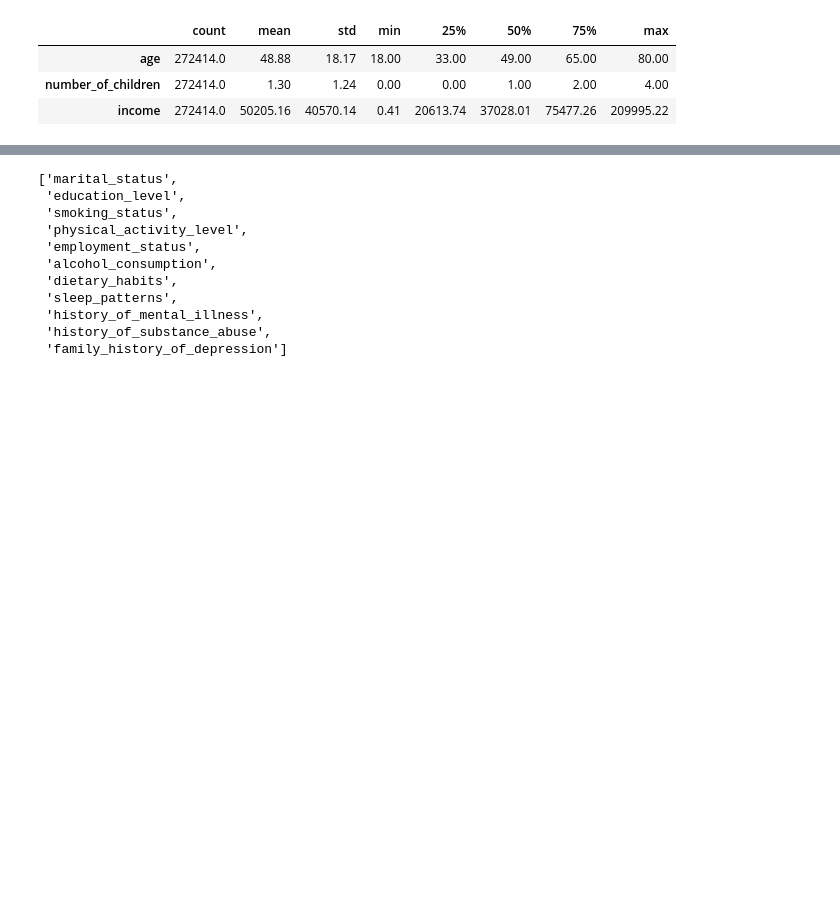
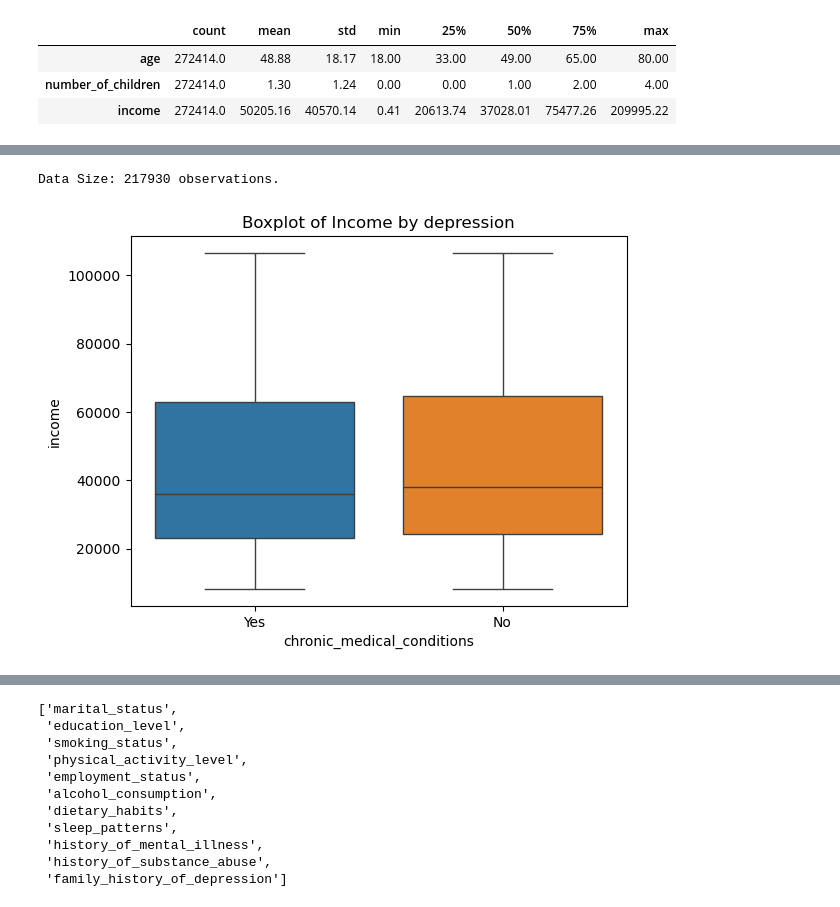
Before and after one commit to maxim-eyengue/Depression-Mood-Tracker, a Jupyter notebook: capstone_project_01.ipynb, the cells around one changed output, grey strips where cells are left out. Saved outputs shown, nothing was run; the diff lists cells and outputs as text; code cells hidden in the pictures; blank space fills up the shorter version.

```diff
--- a/capstone_project_01.ipynb
+++ b/capstone_project_01.ipynb
@@ -308,0 +382,18 @@ df.hist(figsize = (10, 10));
+# %%
+# Get 10th (low) and 90th (high) percentile
+low, high = bal_df["income"].quantile([0.1, 0.9])
+# Remove outliers by income
+bal_df = bal_df[bal_df["income"].between(low, high)]
+# Number of observations after dropping outliers
+print(f"Data Size: {len(bal_df)} observations.")
+# %% [output]
+Data Size: 217930 observations.
+# %%
+# Boxplot of Income by disease after removing outliers
+sns.boxplot(data = bal_df,
+            x = "chronic_medical_conditions", y = "income",
+            hue = "chronic_medical_conditions")
+# Add title
+plt.title("Boxplot of Income by depression");
+# %% [output]
+[figure, added]
```
Also changed, not shown: parts of 111 cells of this notebook.
